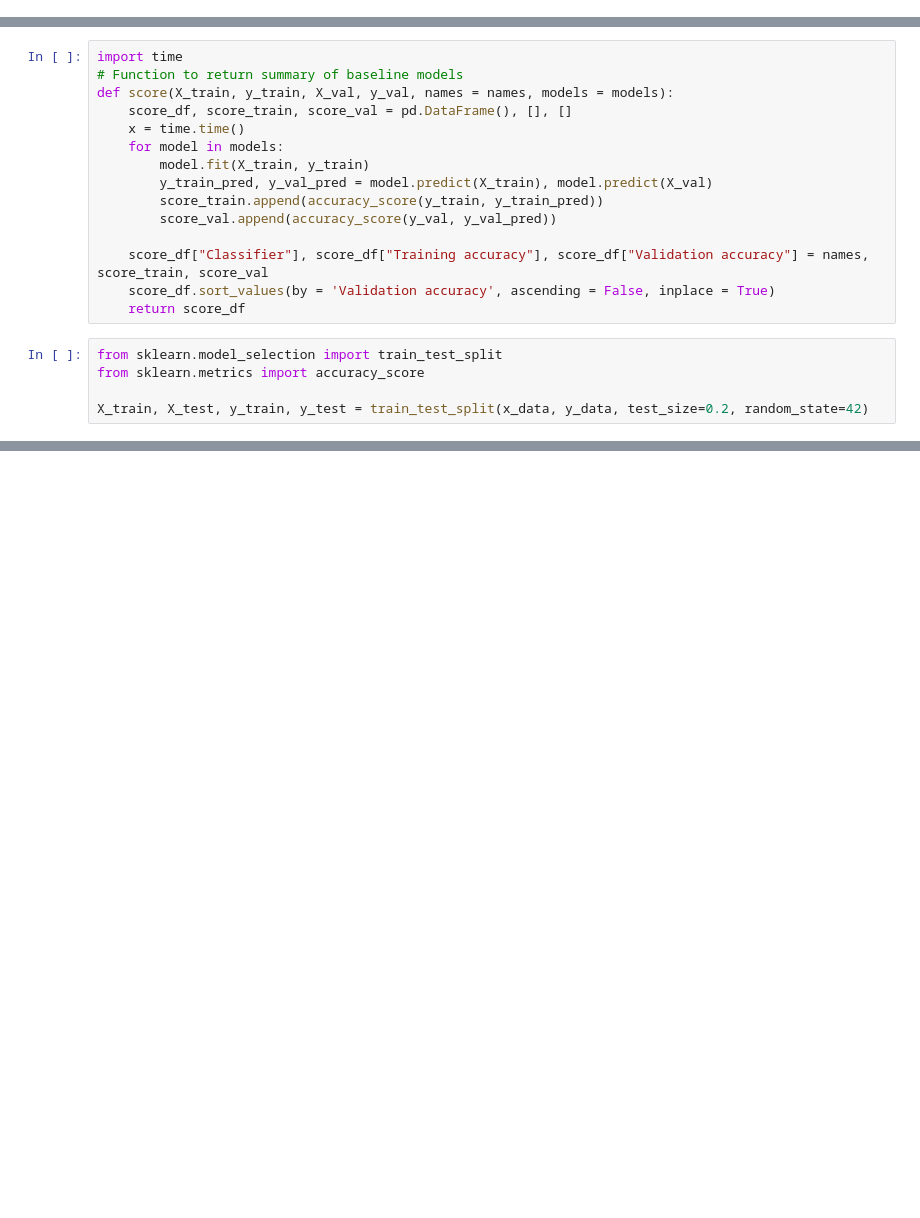
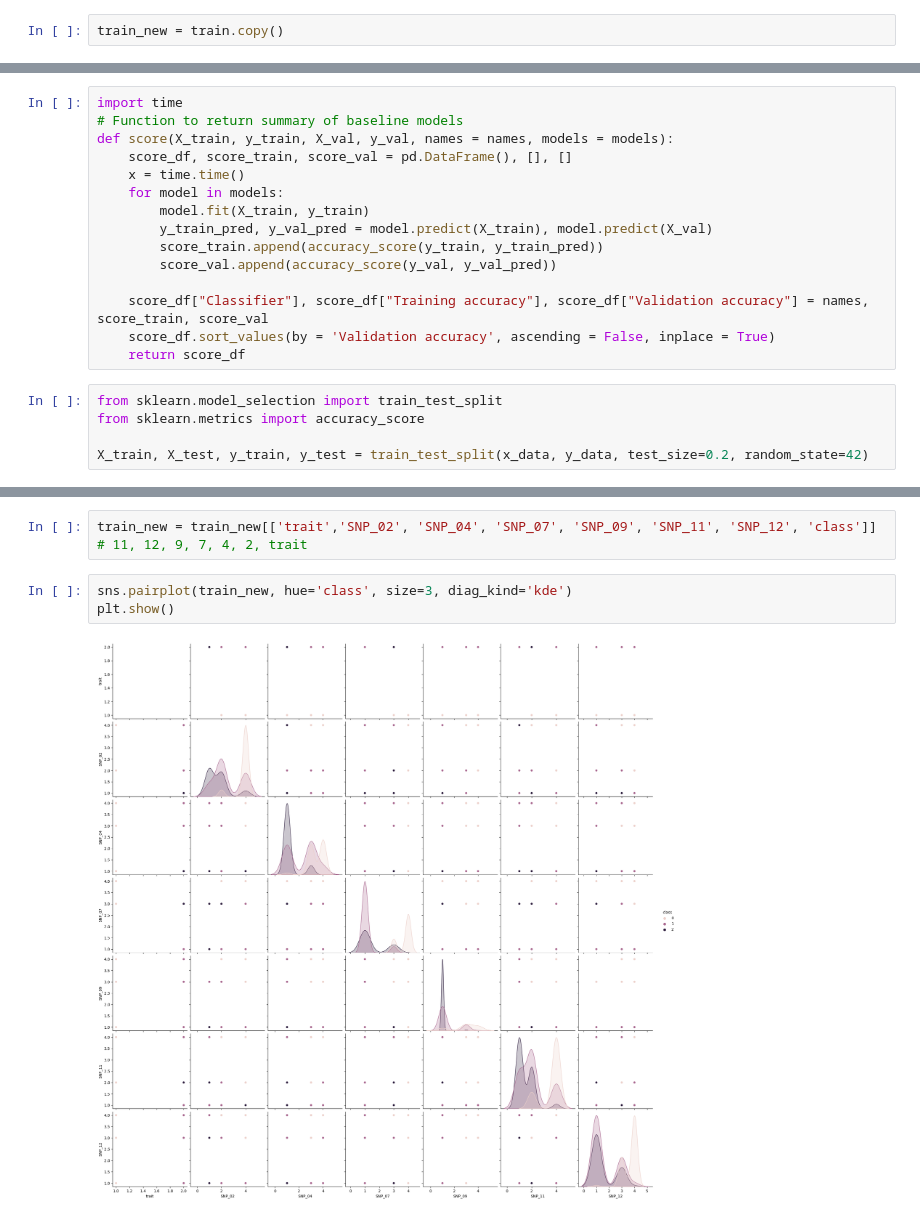
Before and after one commit to jihun5/jihun5, a Jupyter notebook: jupyter_project/jupyter_project/유전체분류/유전체분류.ipynb, the cells around one changed output, grey strips where cells are left out. Saved outputs shown, nothing was run; the diff lists cells and outputs as text; blank space fills up the shorter version.

```diff
--- a/jupyter_project/jupyter_project/유전체분류/유전체분류.ipynb
+++ b/jupyter_project/jupyter_project/유전체분류/유전체분류.ipynb
@@ -262,5 +262,7 @@ train.corr()
 | SNP_14 | -0.698014 | -0.556507 | 0.357708 | -0.520702 | 0.377238 | -0.411302 | 0.386307 | 0.588378 | -0.570911 | 0.453136 | -0.585278 | ... |
 | SNP_15 | -0.555599 | -0.375472 | 0.342731 | -0.325534 | 0.237260 | -0.336967 | 0.330130 | 0.482549 | -0.373930 | 0.316417 | -0.475447 | ... |
 | class | 0.826978 | 0.501437 | -0.640059 | 0.450535 | -0.686675 | 0.291276 | -0.488891 | -0.632803 | 0.380626 | -0.653737 | 0.337644 | ... |
+# %%
+train_new = train.copy()
 # %%
 train['class'].value_counts()
@@ -419,0 +450,8 @@ score(x_train, y_train, X_test, y_test, names = names, models = models)
+# %%
+train_new = train_new[['trait','SNP_02', 'SNP_04', 'SNP_07', 'SNP_09', 'SNP_11', 'SNP_12', 'class']]
+# 11, 12, 9, 7, 4, 2, trait
+# %%
+sns.pairplot(train_new, hue='class', size=3, diag_kind='kde')
+plt.show()
+# %% [output]
+[figure, added]
```
Also changed, not shown: parts of 10 cells of this notebook, 17 other files.
